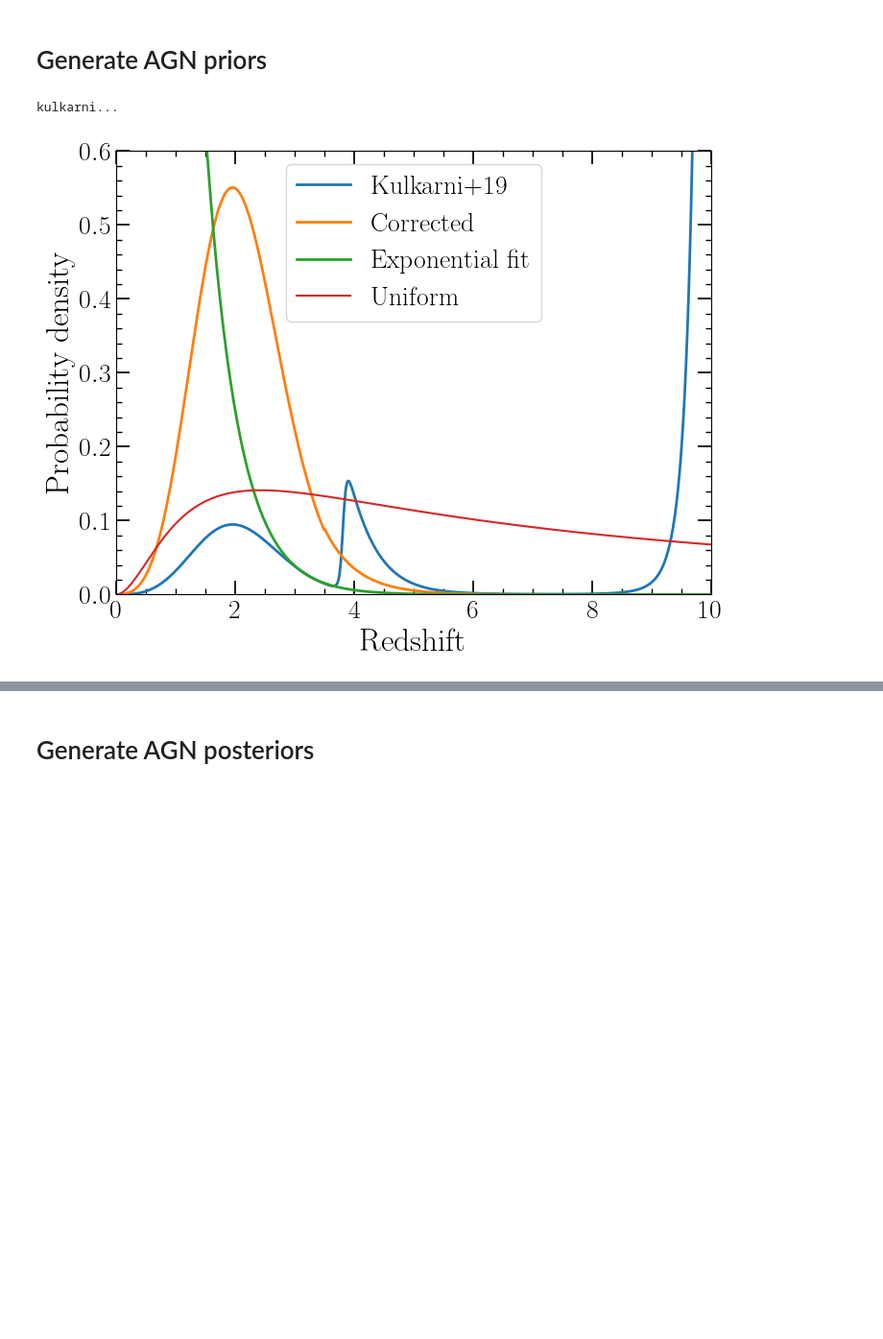
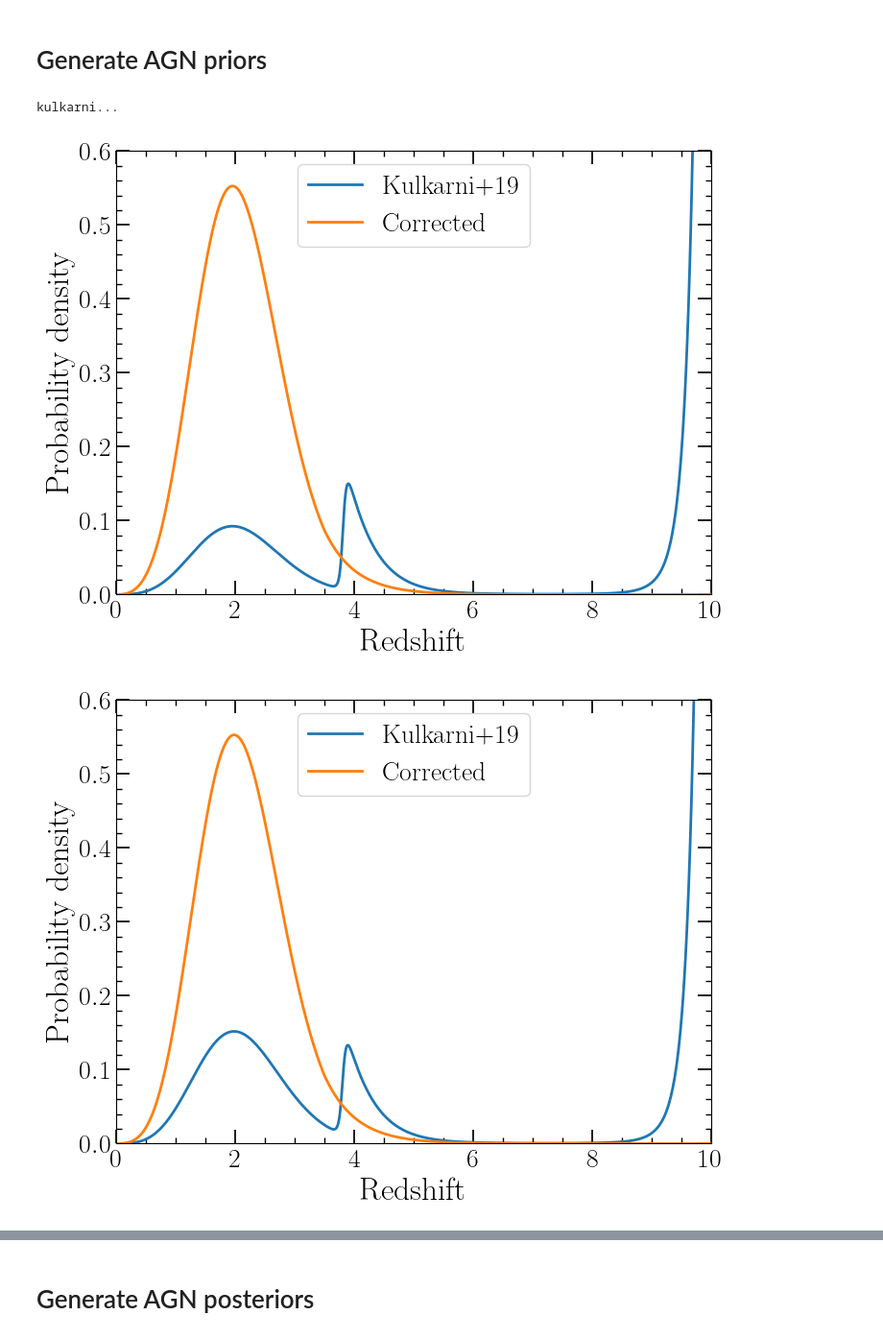
Before and after one commit to LucasPouw/darksirenpop, a Jupyter notebook: p26_qlfs.ipynb, the cells around one changed output, grey strips where cells are left out. Shown at 96% size. Cells and saved outputs as stored; diff of their text form; code cells hidden in the pictures; blank space fills up the shorter version.

```diff
--- a/p26_qlfs.ipynb
+++ b/p26_qlfs.ipynb
@@ -20,4 +23,17 @@ from utils import make_nice_plots
 make_nice_plots()
 
 COLORS = ['orangered', 'navy', 'teal', 'goldenrod', 'hotpink', 'indigo', 'crimson']
+# %%
+AGN_DIST_DIR = '/home/lucas/Documents/PhD/darksirenpop/agn_distribution'
+LOG10_LBOL_THRESHES = np.array([44.5, 45.0, 45.5, 46.0, 46.5])
+ZMIN = 1e-6
+ZMAX = 10
+REDSHIFT = np.linspace(ZMIN, ZMAX, 1024+1)
+
+VERBOSE = True
+AGN_ZMAX = 10.
+Z_INTEGRAL_AX = np.linspace(ZMIN, ZMAX, int(512)+1)  # Sets the resolution of the redshift prior, should capture all information of AGN posteriors, see Gray et al. 2022, 2023
+QUAIA_PATH = '/home/lucas/Documents/PhD/agn_data/Quaia_z15.csv'
+
+AGN_ZCUT = 1.5
 # %%
@@ -45,54 +64,44 @@ def remove_peak(pdf, z, zstart=3, zstop=3.5):
 # %% [markdown]
 # Generate AGN priors
 # %%
-AGN_DIST_DIR = '/home/lucas/Documents/PhD/darksirenpop/agn_distribution'
+for qlf in ['kulkarni', 'shenA', 'shenB']:
+    print(f'{qlf}...')
+    for i, L_thresh in enumerate(LOG10_LBOL_THRESHES):
+        n_of_z = get_n_of_z(qlf=qlf, log10_Lbol_thresh=L_thresh)  # Step 1: Get number densities by integrating QLF over magnitude
+        agn_redshift_pdf = numdens2pdf(n_of_z, REDSHIFT, cosmo=COSMO)  # Step 2: Get redshift PDFs by multiplying by dV/(dzdOmega) * 4pi * dz (i.e., multiply number density by dV)
 
-L_threshes = [44.5, 45.0, 45.5, 46.0, 46.5]
-zmin = 1e-6
-zmax = 10
-redshift_bin_edges = np.linspace(zmin, zmax, 1024+2)
-redshift_bin_centers = (redshift_bin_edges + np.roll(redshift_bin_edges, shift=1))[1:] / 2
-
-for QLF in ['kulkarni', 'shenA', 'shenB']:
-    print(f'{QLF}...')
-    for i, L_thresh in enumerate(L_threshes):
-
-        # Step 1: Get number densities by integrating QLF over magnitude
-        n_of_z = get_n_of_z(qlf=QLF, log10_Lbol_thresh=L_thresh)
-        numdenses = n_of_z(redshift_bin_edges).flatten()
-
-        # Step 2: Get redshift distribution by integrating QLF in redshift bins
-        n_agn_in_zbin = np.zeros_like(redshift_bin_centers)
-        for j, redshift_bin_center in tqdm( enumerate(redshift_bin_centers) ):
-            zlow, zhigh = redshift_bin_edges[j], redshift_bin_edges[j+1]
-            z_integrate_ax = np.linspace(zlow, zhigh, 128+1)
-
-            numdens_in_bin = n_of_z(z_integrate_ax)
-            n_agn_in_zbin[j] = 4 * np.pi * romb(numdens_in_bin * COSMO.differential_comoving_volume(z_integrate_ax).value, dx=np.diff(z_integrate_ax)[0])
-
-        # Step 3: Get redshift PDFs by normalizing
-        if QLF == 'kulkarni':
-            agn_redshift_pdf_wpeak = n_agn_in_zbin / romb(n_agn_in_zbin, dx=np.diff(redshift_bin_centers)[0])
-            agn_redshift_pdf, param = remove_peak(agn_redshift_pdf_wpeak, redshift_bin_centers)
+        # Step 3: Remove peak from Kulkarni QLF (optional)
+        if qlf == 'kulkarni':
+            agn_redshift_pdf_wpeak = agn_redshift_pdf.copy()
+            agn_redshift_pdf, param = remove_peak(agn_redshift_pdf_wpeak, REDSHIFT)
 
             plt.figure(figsize=(8,6))
-            plt.plot(redshift_bin_centers, agn_redshift_pdf_wpeak, label='Kulkarni+19', linewidth=2)
-            plt.plot(redshift_bin_centers, agn_redshift_pdf, label='Corrected', linewidth=2)
-            plt.plot(redshift_bin_centers, exponential(redshift_bin_centers, *param), label='Exponential fit', linewidth=2)
-            plt.plot(redshift_bin_centers, uniform_comoving_prior(redshift_bin_centers) / romb(uniform_comoving_prior(redshift_bin_centers), dx=np.diff(redshift_bin_centers)[0]), label='Uniform')
+            plt.plot(REDSHIFT, agn_redshift_pdf_wpeak, label='Kulkarni+19', linewidth=2)
+            plt.plot(REDSHIFT, agn_redshift_pdf, label='Corrected', linewidth=2)
             plt.xlim(0, 10)
             plt.ylim(0, 0.6)
             plt.xlabel('Redshift')
             plt.ylabel('Probability density')
             plt.legend()
             # plt.grid()
             # plt.savefig('p26plots/kulkarni44p5_corrected.pdf', bbox_inches='tight')
             plt.show()
 
         else:
-            agn_redshift_pdf = n_agn_in_zbin / romb(n_agn_in_zbin, dx=np.diff(redshift_bin_centers)[0])
+            plt.figure(figsize=(8,6))
+            plt.plot(REDSHIFT, agn_redshift_pdf, label='Corrected', linewidth=2)
+            plt.xlim(0, 10)
+            plt.ylim(0, 0.6)
+            plt.xlabel('Redshift')
+            plt.ylabel('Probability density')
+            plt.legend()
+            # plt.grid()
+            # plt.savefig('p26plots/kulkarni44p5_corrected.pdf', bbox_inches='tight')
+            plt.show()
 
-        # np.save(f'{AGN_DIST_DIR}/agn_redshift_pdf_{L_thresh}_{QLF}', np.array([redshift_bin_centers, agn_redshift_pdf]))
+
+        # np.save(f'{AGN_DIST_DIR}/agn_redshift_pdf_{L_thresh}_{qlf}', np.array([redshift, agn_redshift_pdf]))
 # %% [output]
 kulkarni...
-[figure, old version]
+[figure, new version]
+[figure, added]
```
Also changed, not shown: parts of 23 cells of this notebook, 3 other files.
